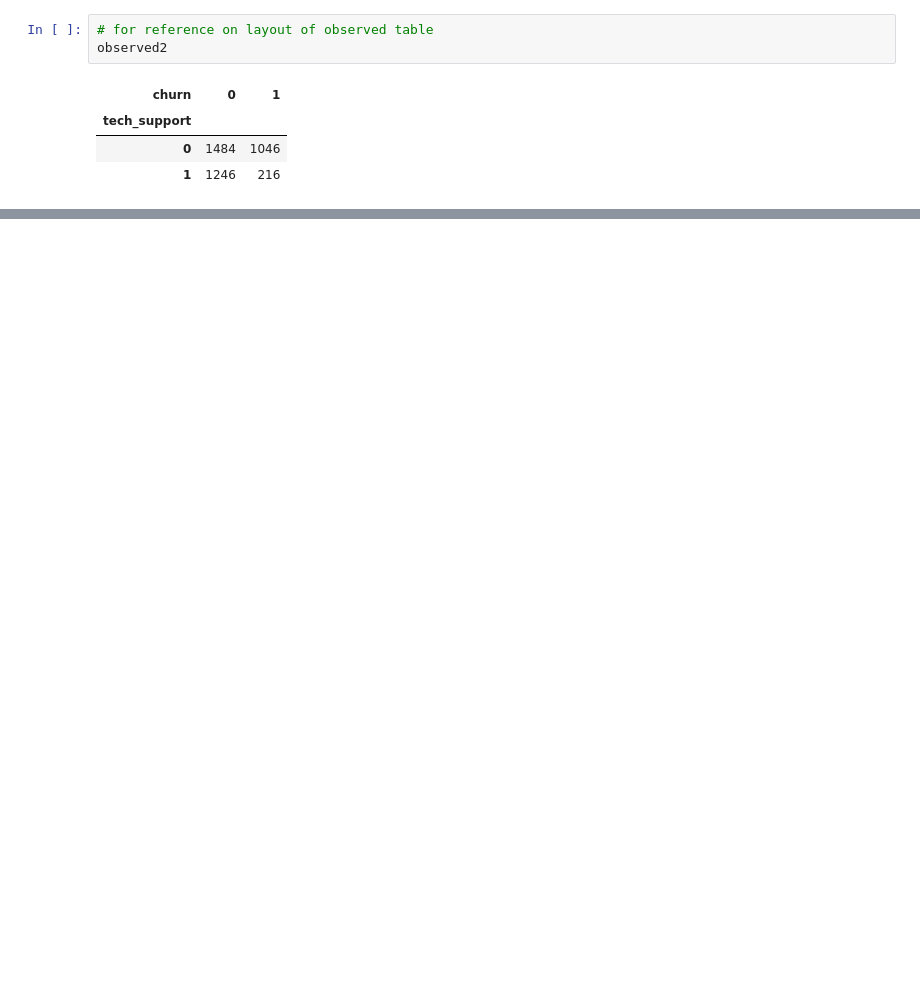
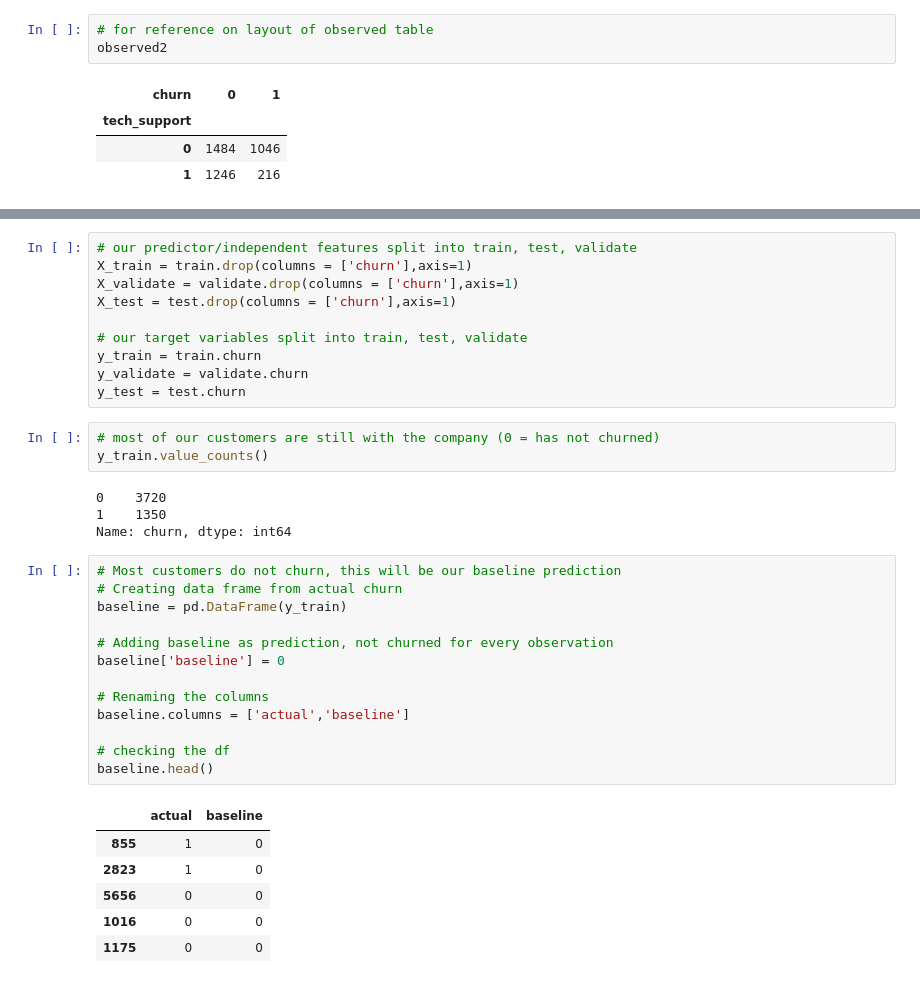
Before and after one commit to ThompsonBethany01/Telco_Churn, a Jupyter notebook: Modeling.ipynb, the cells around one changed output, grey strips where cells are left out. Saved outputs shown, nothing was run; the diff lists cells and outputs as text; blank space fills up the shorter version.

```diff
--- a/Modeling.ipynb
+++ b/Modeling.ipynb
@@ -265,0 +367,37 @@ observed2
+# %%
+# our predictor/independent features split into train, test, validate
+X_train = train.drop(columns = ['churn'],axis=1)
+X_validate = validate.drop(columns = ['churn'],axis=1)
+X_test = test.drop(columns = ['churn'],axis=1)
+
+# our target variables split into train, test, validate
+y_train = train.churn
+y_validate = validate.churn
+y_test = test.churn
+# %%
+# most of our customers are still with the company (0 = has not churned)
+y_train.value_counts()
+# %% [output]
+0    3720
+1    1350
+Name: churn, dtype: int64
+# %%
+# Most customers do not churn, this will be our baseline prediction
+# Creating data frame from actual churn
+baseline = pd.DataFrame(y_train)
+
+# Adding baseline as prediction, not churned for every observation
+baseline['baseline'] = 0
+
+# Renaming the columns
+baseline.columns = ['actual','baseline']
+
+# checking the df
+baseline.head()
+# %% [output]
+|  | actual | baseline |
+| 855 | 1 | 0 |
+| 2823 | 1 | 0 |
+| 5656 | 0 | 0 |
+| 1016 | 0 | 0 |
+| 1175 | 0 | 0 |
```
Also changed, not shown: parts of 49 cells of this notebook, 2 other files.
